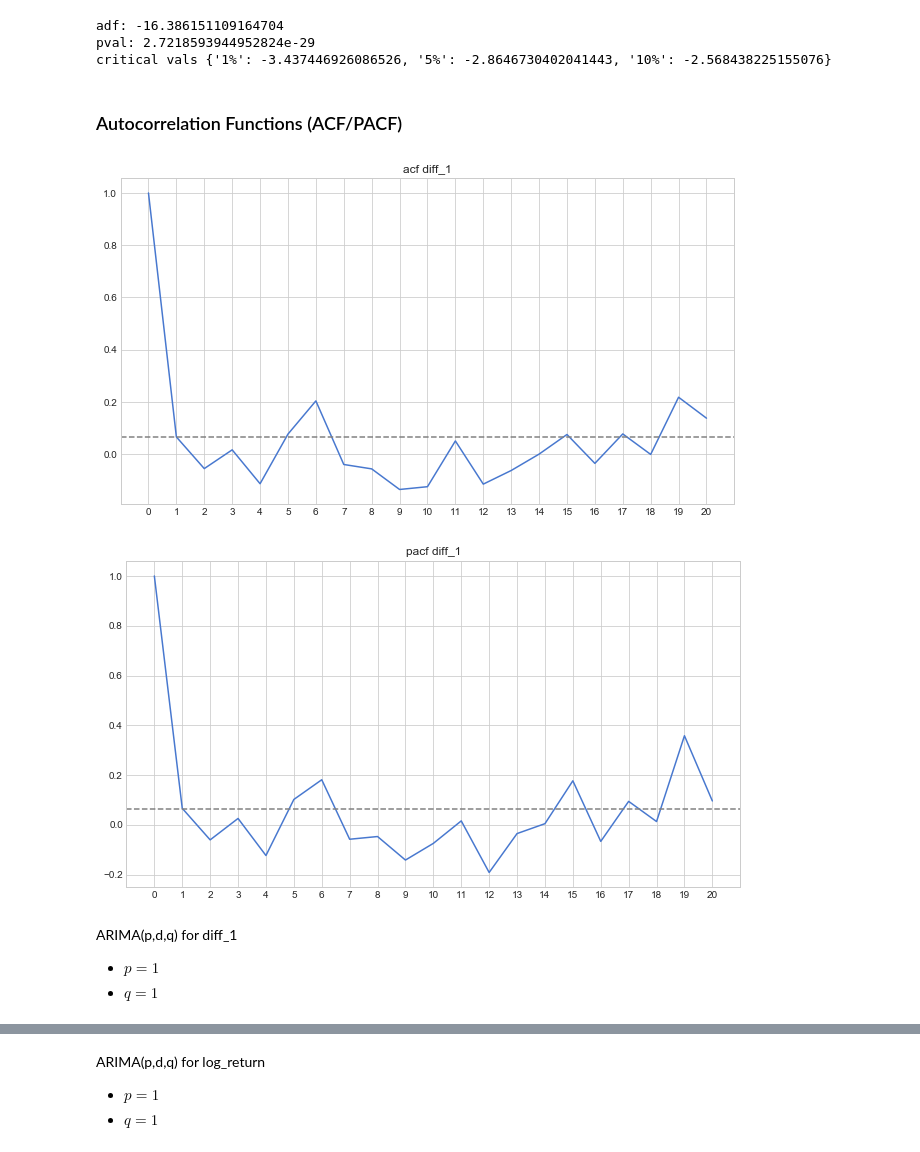
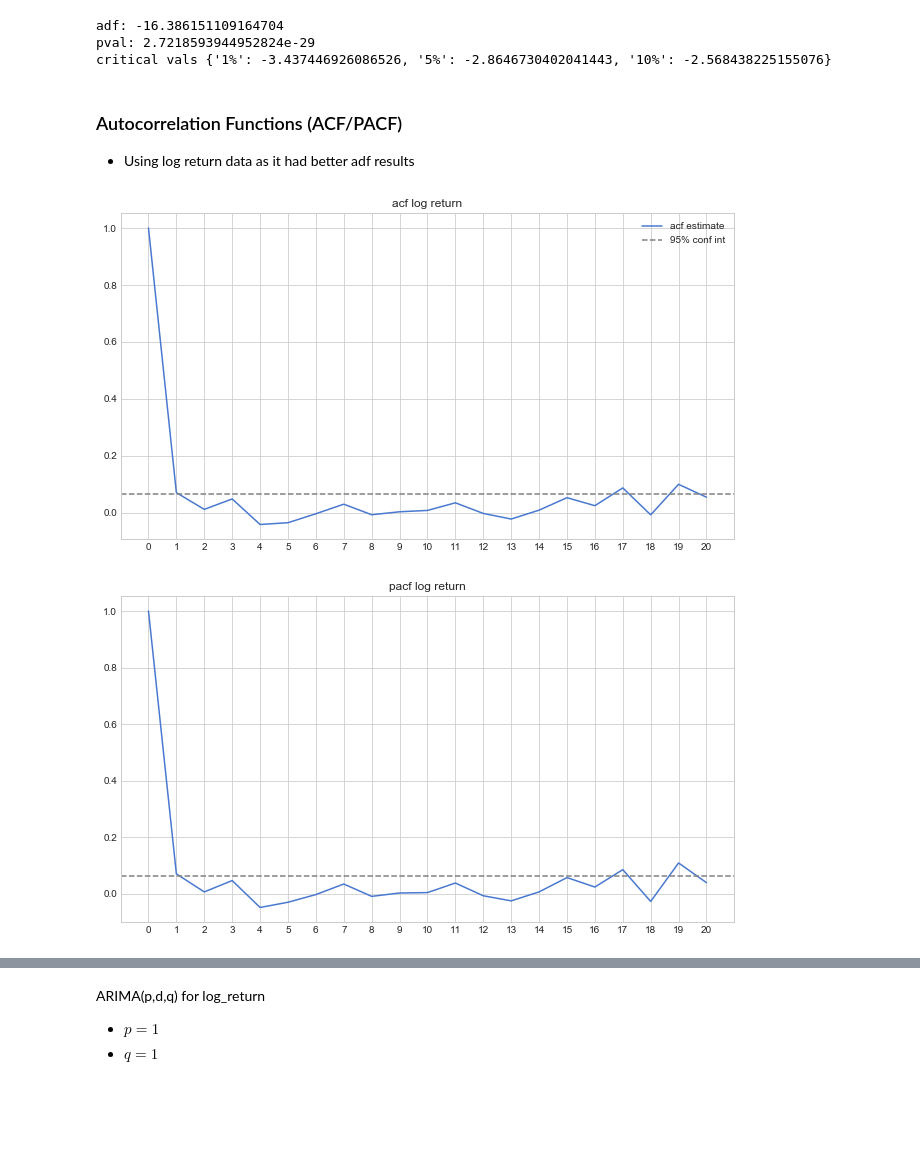
Before and after one commit to brianmcguckin/thinkful_unit_06_specializations, a Jupyter notebook: eth_time_series_notebook.ipynb, the cells around one changed output, grey strips where cells are left out. Cells and saved outputs as stored; diff of their text form; code cells hidden in the pictures; blank space fills up the shorter version.

```diff
--- a/eth_time_series_notebook.ipynb
+++ b/eth_time_series_notebook.ipynb
@@ -146,32 +154,31 @@ pval: 2.7218593944952824e-29
 critical vals {'1%': -3.437446926086526, '5%': -2.8646730402041443, '10%': -2.568438225155076}
 # %% [markdown]
 ### Autocorrelation Functions (ACF/PACF)
+- Using log return data as it had better adf results
 # %%
-from statsmodels.tsa.stattools import acf, pacf
-
-diff_1_acf = acf(eth_price.diff_1, nlags=20)
-diff_1_pacf = pacf(eth_price.diff_1, nlags=20, method='ols')
+log_return_acf = acf(eth_price.log_return, nlags=20)
+log_return_pacf = pacf(eth_price.log_return, nlags=20, method='ols')
 
 plt.figure(figsize=(11,6))
-plt.plot(diff_1_acf)
-plt.axhline(y=1.96/np.sqrt(len(eth_price.diff_1)),
+plt.plot(log_return_acf, label='acf estimate')
+plt.axhline(y=1.96/np.sqrt(len(eth_price.log_return)),
             linestyle='--',
-            c='gray')
+            c='gray',
+            label='95% conf int')
 plt.xticks(np.arange(0,21))
-plt.title('acf diff_1')
+plt.title('acf log return')
+plt.legend()
+plt.show()
 
 plt.figure(figsize=(11,6))
-plt.plot(diff_1_pacf)
-plt.axhline(y=1.96/np.sqrt(len(eth_price.diff_1)),
+plt.plot(log_return_pacf, label='pacf estimate')
+plt.axhline(y=1.96/np.sqrt(len(eth_price.log_return)),
             linestyle='--',
-            c='gray')
+            c='gray',
+            label='95% conf int')
 plt.xticks(np.arange(0,21))
-plt.title('pacf diff_1')
+plt.title('pacf log return')
 plt.show()
 # %% [output]
-[figure, old version]
+[figure, new version]
-[figure, old version]
+[figure, new version]
-# %% [markdown]
-ARIMA(p,d,q) for diff_1
-- $p=1$
-- $q=1$
```
Also changed, not shown: parts of 13 cells of this notebook.
